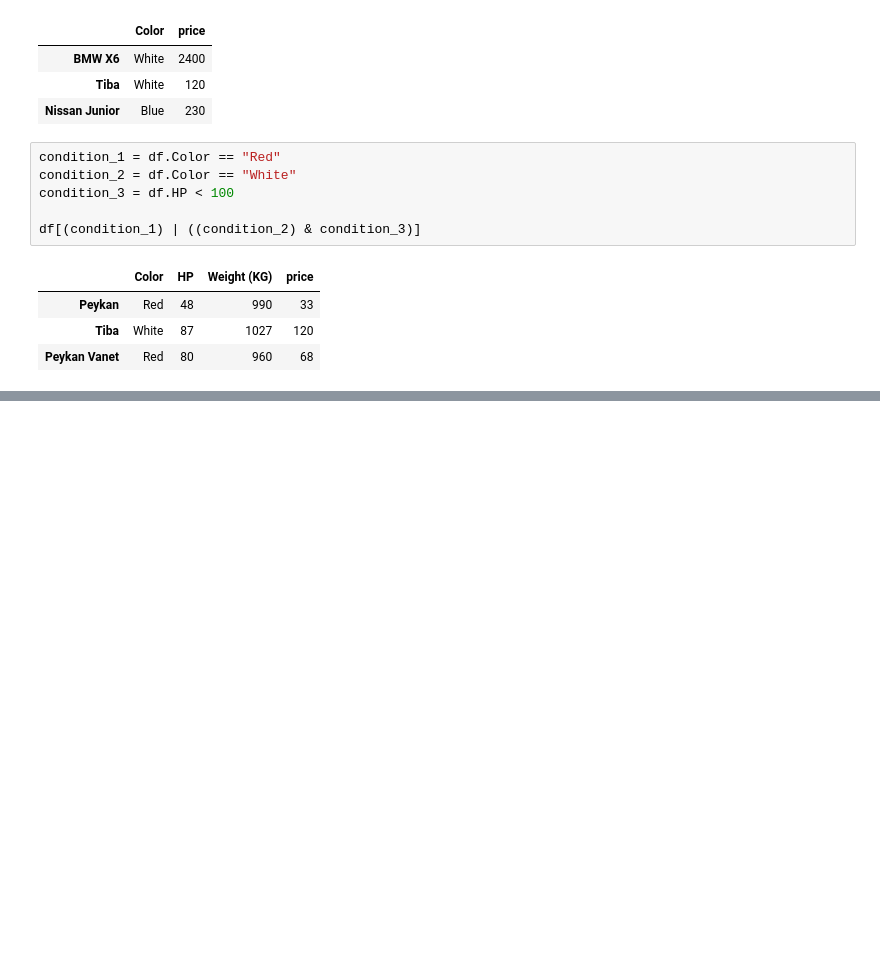
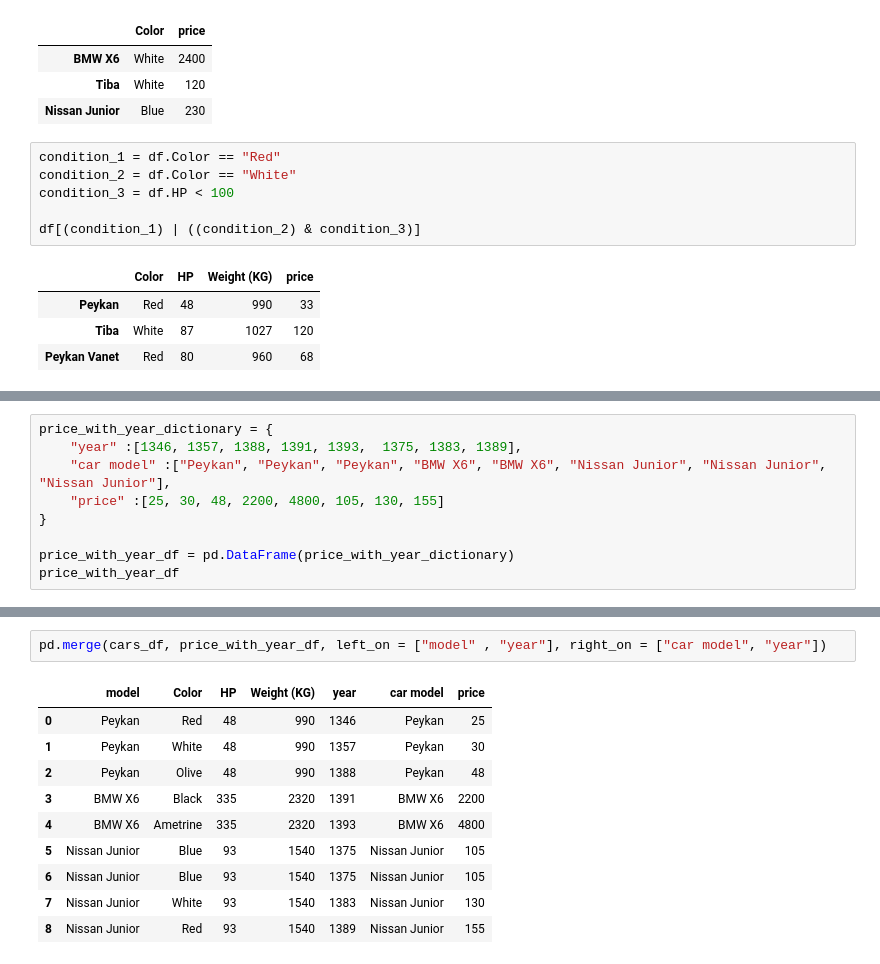
Before and after one commit to showmidelo/Preliminary_Data_Analysis_KARYAR1402, a Jupyter notebook: 02_session_Pandas.ipynb, the cells around one changed output, grey strips where cells are left out. Drawn from its saved outputs; the diff is of its cells as text; blank space fills up the shorter version.

```diff
--- a/02_session_Pandas.ipynb
+++ b/02_session_Pandas.ipynb
@@ -557,0 +886,9 @@ df[(condition_1) | ((condition_2) & condition_3)]
+# %%
+price_with_year_dictionary = {
+    "year" :[1346, 1357, 1388, 1391, 1393,  1375, 1383, 1389],
+    "car model" :["Peykan", "Peykan", "Peykan", "BMW X6", "BMW X6", "Nissan Junior", "Nissan Junior", "Nissan Junior"],
+    "price" :[25, 30, 48, 2200, 4800, 105, 130, 155]
+}
+
+price_with_year_df = pd.DataFrame(price_with_year_dictionary)
+price_with_year_df
@@ -557,0 +905,13 @@ df[(condition_1) | ((condition_2) & condition_3)]
+# %%
+pd.merge(cars_df, price_with_year_df, left_on = ["model" , "year"], right_on = ["car model", "year"])
+# %% [output]
+|  | model | Color | HP | Weight (KG) | year | car model | price |
+| 0 | Peykan | Red | 48 | 990 | 1346 | Peykan | 25 |
+| 1 | Peykan | White | 48 | 990 | 1357 | Peykan | 30 |
+| 2 | Peykan | Olive | 48 | 990 | 1388 | Peykan | 48 |
+| 3 | BMW X6 | Black | 335 | 2320 | 1391 | BMW X6 | 2200 |
+| 4 | BMW X6 | Ametrine | 335 | 2320 | 1393 | BMW X6 | 4800 |
+| 5 | Nissan Junior | Blue | 93 | 1540 | 1375 | Nissan Junior | 105 |
+| 6 | Nissan Junior | Blue | 93 | 1540 | 1375 | Nissan Junior | 105 |
+| 7 | Nissan Junior | White | 93 | 1540 | 1383 | Nissan Junior | 130 |
+| 8 | Nissan Junior | Red | 93 | 1540 | 1389 | Nissan Junior | 155 |
```
Also changed, not shown: parts of 44 cells of this notebook.
